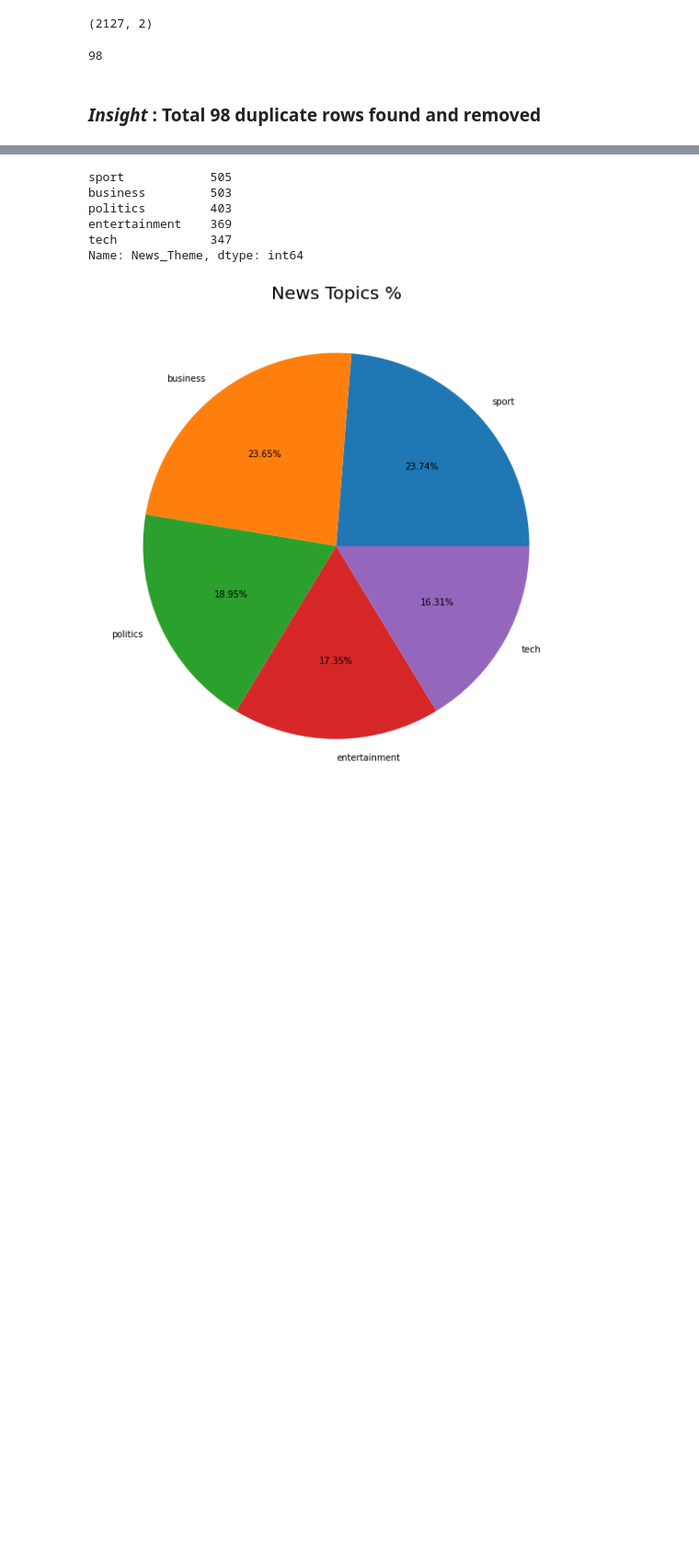
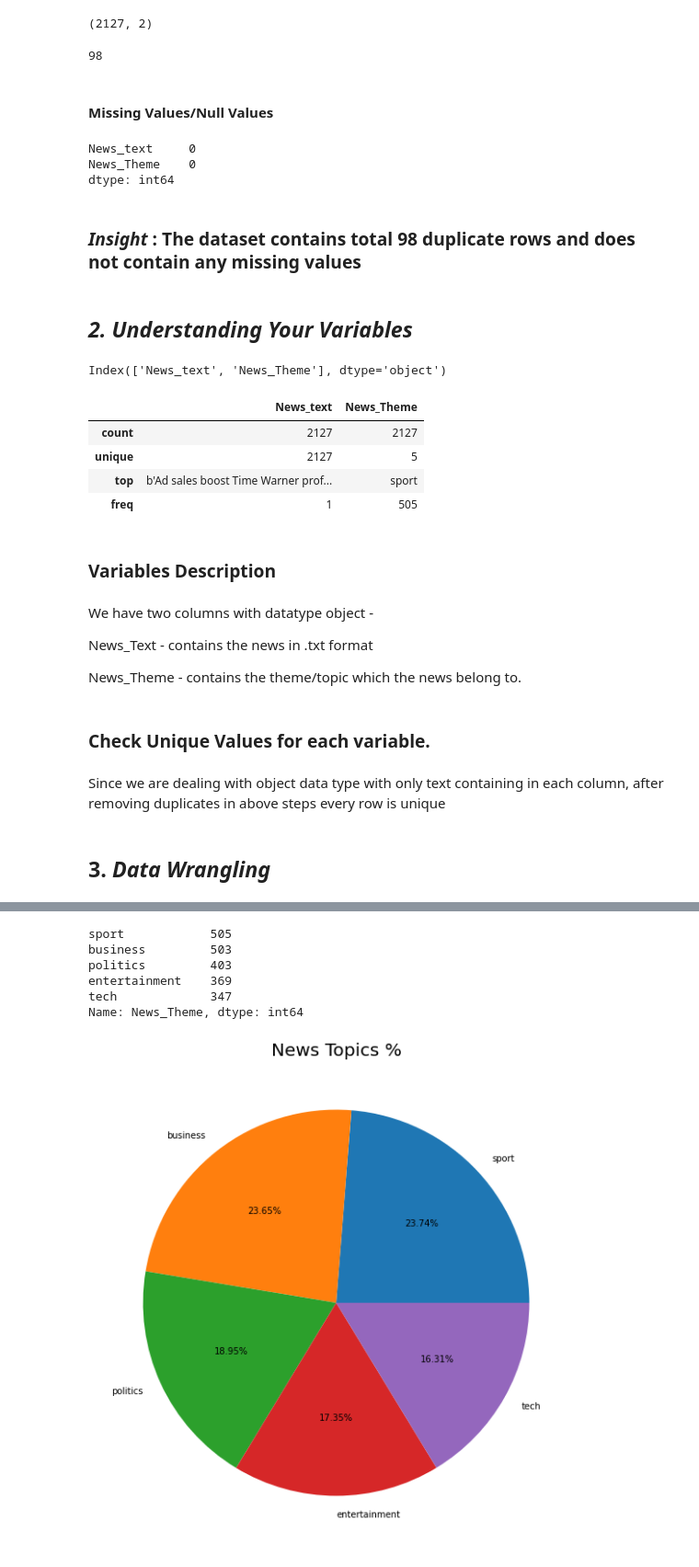
Before and after one commit to Prasad-Khedkar/Topic_Modelling_on_News_Articles, a Jupyter notebook: Topic_Modelling_on_News_Articles.ipynb, the cells around one changed output, grey strips where cells are left out. Shown at 92% size. Saved outputs shown, nothing was run; the diff lists cells and outputs as text; code cells hidden in the pictures; blank space fills up the shorter version.

```diff
--- a/Topic_Modelling_on_News_Articles.ipynb
+++ b/Topic_Modelling_on_News_Articles.ipynb
@@ -167,5 +175,41 @@ df.shape
 2225-2127                                                                        ## No. of duplicate rows present
 # %% [output]
 98
+# %% [markdown]
+#### Missing Values/Null Values
+# %%
+df.isnull().sum()
+# %% [output]
+News_text     0
+News_Theme    0
+dtype: int64
 # %% [markdown]
-### *Insight* : Total 98 duplicate rows found and removed
+### ***Insight*** : The dataset contains total 98 duplicate rows and does not contain any missing values
+# %% [markdown]
+## ***2. Understanding Your Variables***
+# %%
+df.columns
+# %% [output]
+Index(['News_text', 'News_Theme'], dtype='object')
+# %%
+df.describe()
+# %% [output]
+|  | News_text | News_Theme |
+| count | 2127 | 2127 |
+| unique | 2127 | 5 |
+| top | b'Ad sales boost Time Warner prof... | sport |
+| freq | 1 | 505 |
+# %% [markdown]
+### Variables Description
+# %% [markdown]
+We have two columns with datatype object -
+
+News_Text - contains the news in .txt format
+
+News_Theme - contains the theme/topic which the news belong to.
+# %% [markdown]
+### Check Unique Values for each variable.
+# %% [markdown]
+Since we are dealing with object data type with only text containing in each column, after removing duplicates in above steps every row is unique
+# %% [markdown]
+## 3. ***Data Wrangling***
```
Also changed, not shown: parts of 86 cells of this notebook.
